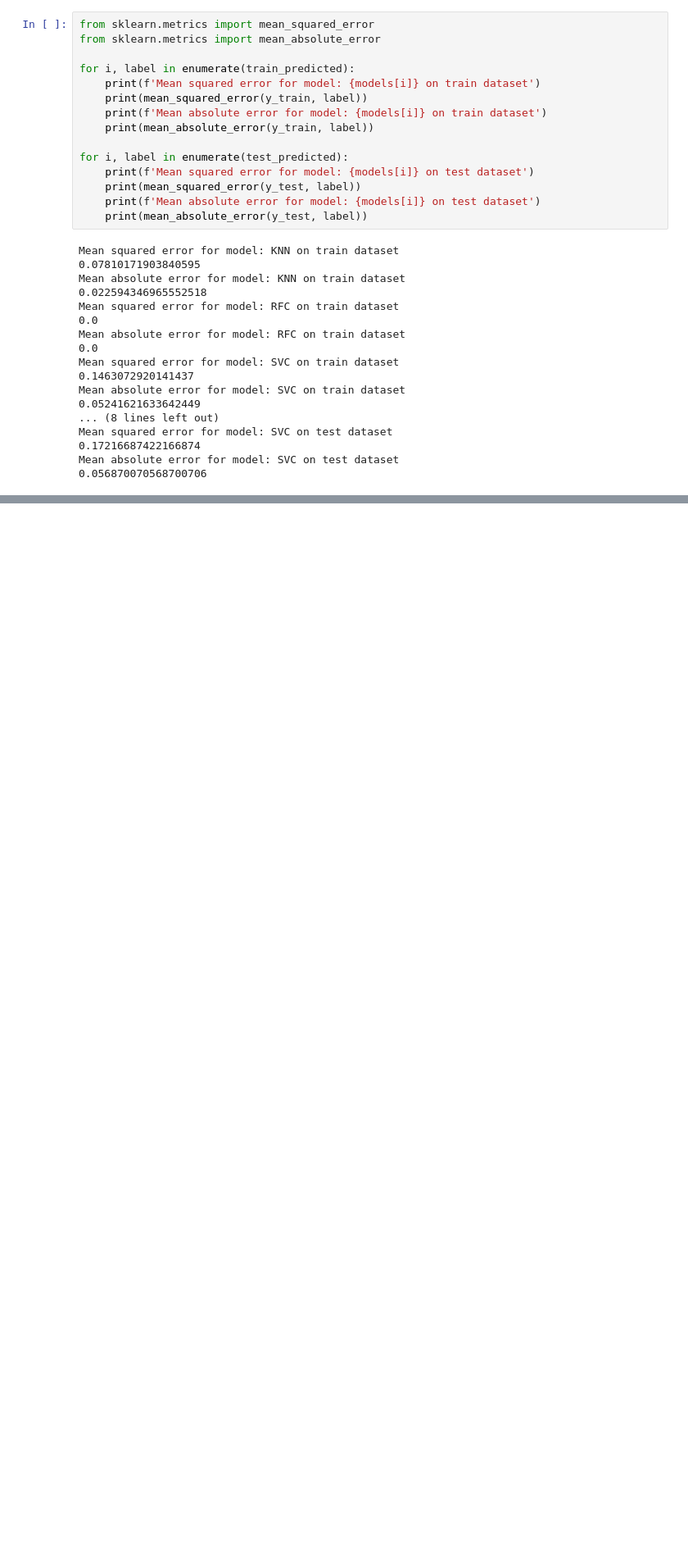
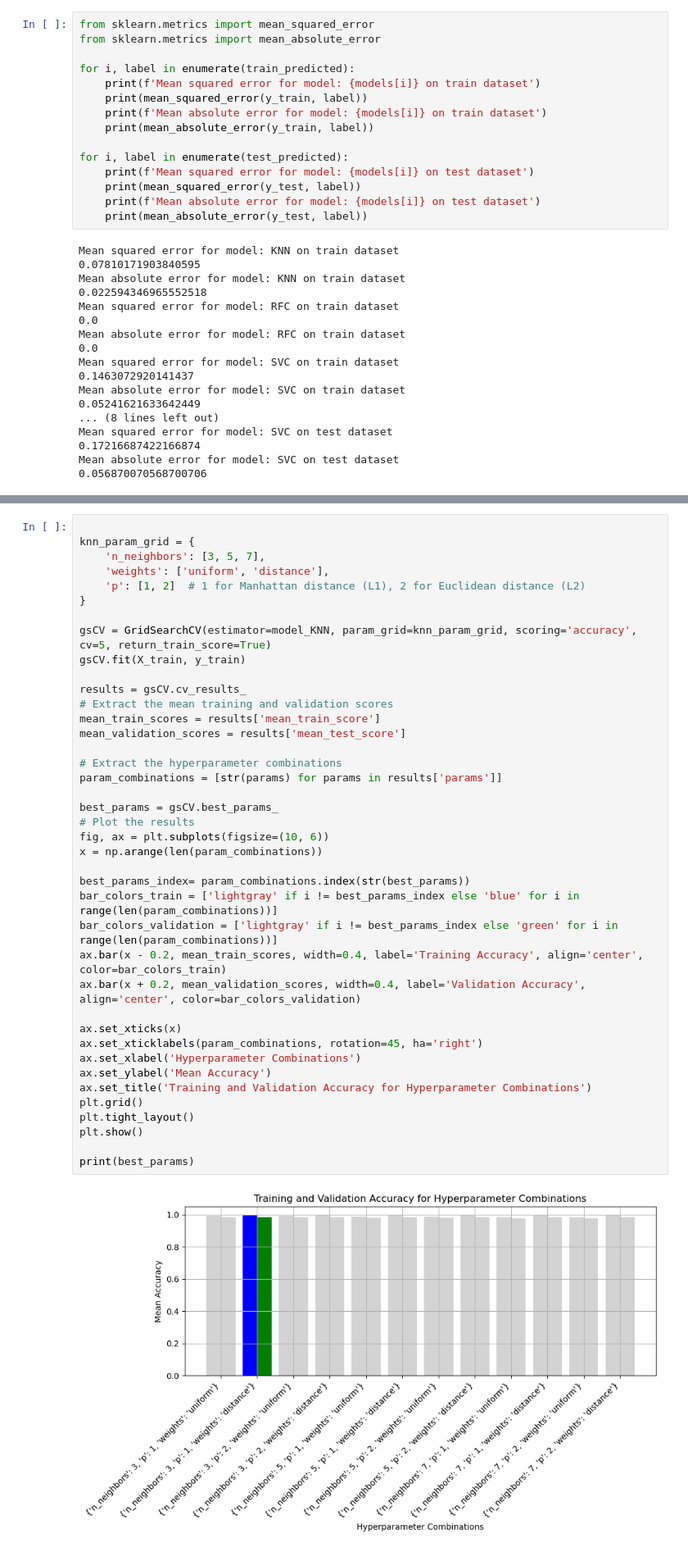
Before and after one commit to federicomirra01/DDoS_analysis_project, a Jupyter notebook: Section_2.ipynb, the cells around one changed output, grey strips where cells are left out. Shown at 82% size. Drawn from its saved outputs; the diff is of its cells as text; blank space fills up the shorter version.

Commit message:
Cross validation

```diff
--- a/Section_2.ipynb
+++ b/Section_2.ipynb
@@ -146,0 +152,42 @@ Mean absolute error for model: SVC on test dataset
+# %%
+
+knn_param_grid = {
+    'n_neighbors': [3, 5, 7],
+    'weights': ['uniform', 'distance'],
+    'p': [1, 2]  # 1 for Manhattan distance (L1), 2 for Euclidean distance (L2)
+}
+
+gsCV = GridSearchCV(estimator=model_KNN, param_grid=knn_param_grid, scoring='accuracy', cv=5, return_train_score=True)
+gsCV.fit(X_train, y_train)
+
+results = gsCV.cv_results_
+# Extract the mean training and validation scores
+mean_train_scores = results['mean_train_score']
+mean_validation_scores = results['mean_test_score']
+
+# Extract the hyperparameter combinations
+param_combinations = [str(params) for params in results['params']]
+
+best_params = gsCV.best_params_
+# Plot the results
+fig, ax = plt.subplots(figsize=(10, 6))
+x = np.arange(len(param_combinations))
+
+best_params_index= param_combinations.index(str(best_params))
+bar_colors_train = ['lightgray' if i != best_params_index else 'blue' for i in range(len(param_combinations))]
+bar_colors_validation = ['lightgray' if i != best_params_index else 'green' for i in range(len(param_combinations))]
+ax.bar(x - 0.2, mean_train_scores, width=0.4, label='Training Accuracy', align='center', color=bar_colors_train)
+ax.bar(x + 0.2, mean_validation_scores, width=0.4, label='Validation Accuracy', align='center', color=bar_colors_validation)
+
+ax.set_xticks(x)
+ax.set_xticklabels(param_combinations, rotation=45, ha='right')
+ax.set_xlabel('Hyperparameter Combinations')
+ax.set_ylabel('Mean Accuracy')
+ax.set_title('Training and Validation Accuracy for Hyperparameter Combinations')
+plt.grid()
+plt.tight_layout()
+plt.show()
+
+print(best_params)
+# %% [output]
+[figure, added]
```
Also changed, not shown: parts of 5 cells of this notebook.
